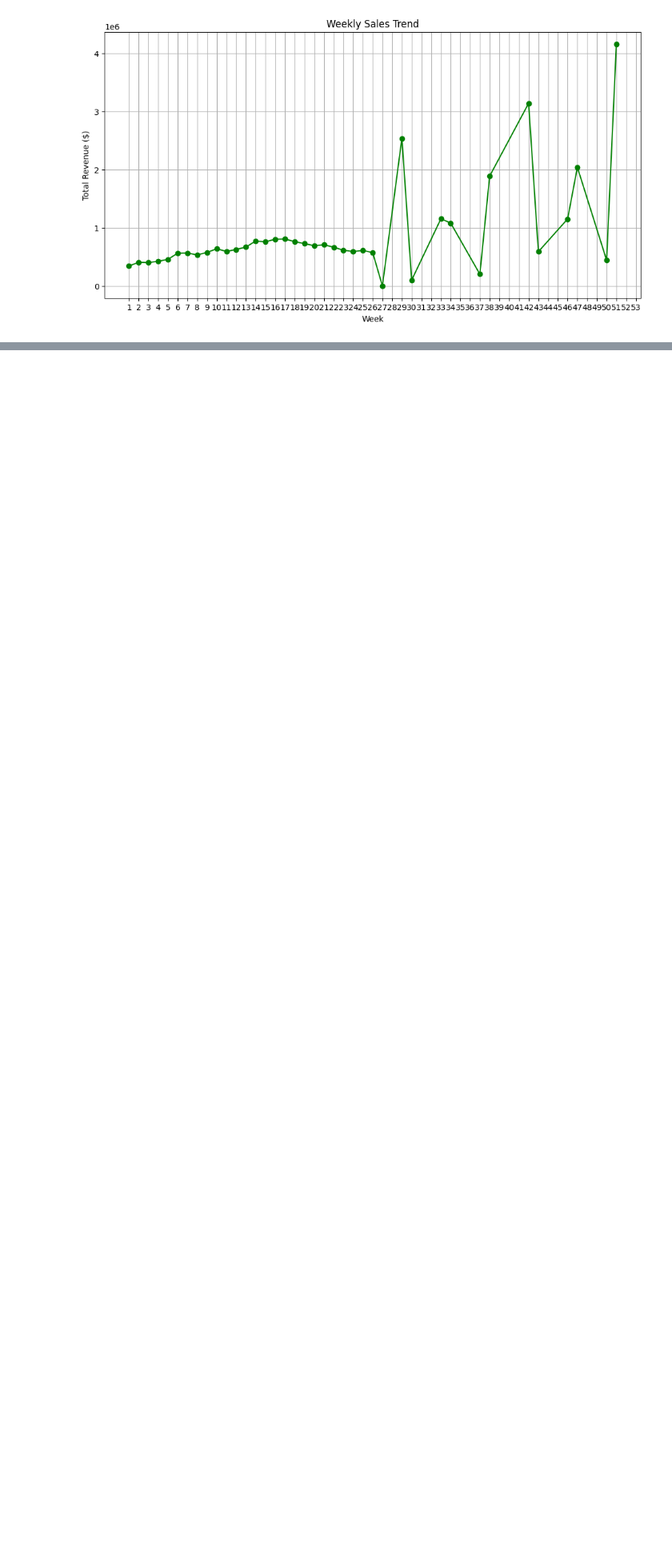
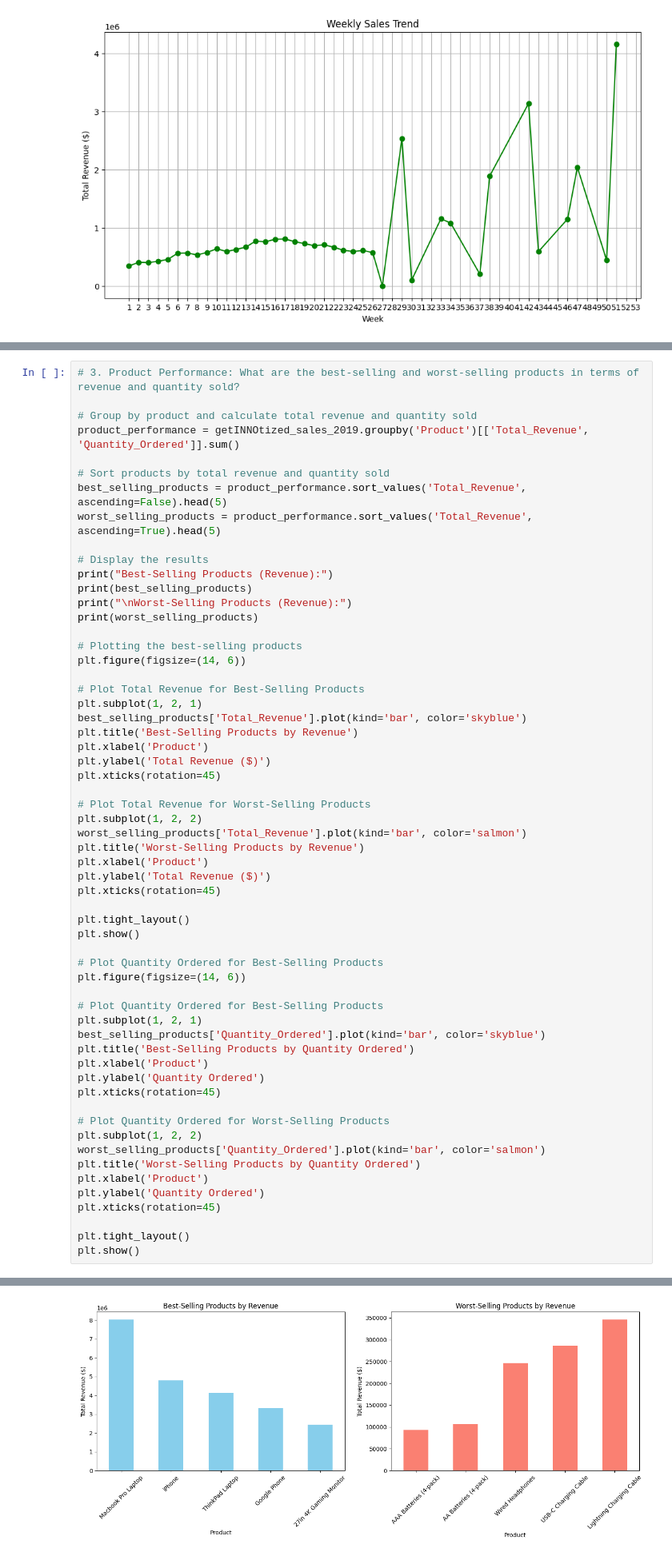
Before and after one commit to MayayaPatrick/Business-Intelligence-Solution-Project, a Jupyter notebook: Notebook/dashboard_project.ipynb, the cells around one changed output, grey strips where cells are left out. Shown at 80% size. Drawn from its saved outputs; the diff is of its cells as text; blank space fills up the shorter version.

```diff
--- a/Notebook/dashboard_project.ipynb
+++ b/Notebook/dashboard_project.ipynb
@@ -854,0 +933,60 @@ plt.show()
+# %%
+# 3. Product Performance: What are the best-selling and worst-selling products in terms of revenue and quantity sold?
+
+# Group by product and calculate total revenue and quantity sold
+product_performance = getINNOtized_sales_2019.groupby('Product')[['Total_Revenue', 'Quantity_Ordered']].sum()
+
+# Sort products by total revenue and quantity sold
+best_selling_products = product_performance.sort_values('Total_Revenue', ascending=False).head(5)
+worst_selling_products = product_performance.sort_values('Total_Revenue', ascending=True).head(5)
+
+# Display the results
+print("Best-Selling Products (Revenue):")
+print(best_selling_products)
+print("\nWorst-Selling Products (Revenue):")
+print(worst_selling_products)
+
+# Plotting the best-selling products
+plt.figure(figsize=(14, 6))
+
+# Plot Total Revenue for Best-Selling Products
+plt.subplot(1, 2, 1)
+best_selling_products['Total_Revenue'].plot(kind='bar', color='skyblue')
+plt.title('Best-Selling Products by Revenue')
+plt.xlabel('Product')
+plt.ylabel('Total Revenue ($)')
+plt.xticks(rotation=45)
+
+# Plot Total Revenue for Worst-Selling Products
+plt.subplot(1, 2, 2)
+worst_selling_products['Total_Revenue'].plot(kind='bar', color='salmon')
+plt.title('Worst-Selling Products by Revenue')
+plt.xlabel('Product')
+plt.ylabel('Total Revenue ($)')
+plt.xticks(rotation=45)
+
+plt.tight_layout()
+plt.show()
+
+# Plot Quantity Ordered for Best-Selling Products
+plt.figure(figsize=(14, 6))
+
+# Plot Quantity Ordered for Best-Selling Products
+plt.subplot(1, 2, 1)
+best_selling_products['Quantity_Ordered'].plot(kind='bar', color='skyblue')
+plt.title('Best-Selling Products by Quantity Ordered')
+plt.xlabel('Product')
+plt.ylabel('Quantity Ordered')
+plt.xticks(rotation=45)
+
+# Plot Quantity Ordered for Worst-Selling Products
+plt.subplot(1, 2, 2)
+worst_selling_products['Quantity_Ordered'].plot(kind='bar', color='salmon')
+plt.title('Worst-Selling Products by Quantity Ordered')
+plt.xlabel('Product')
+plt.ylabel('Quantity Ordered')
+plt.xticks(rotation=45)
+
+plt.tight_layout()
+plt.show()
+# %% [output]
@@ -854,0 +1010 @@ plt.show()
+[figure, added]
```
Also changed, not shown: parts of 11 cells of this notebook, 1 other file.
